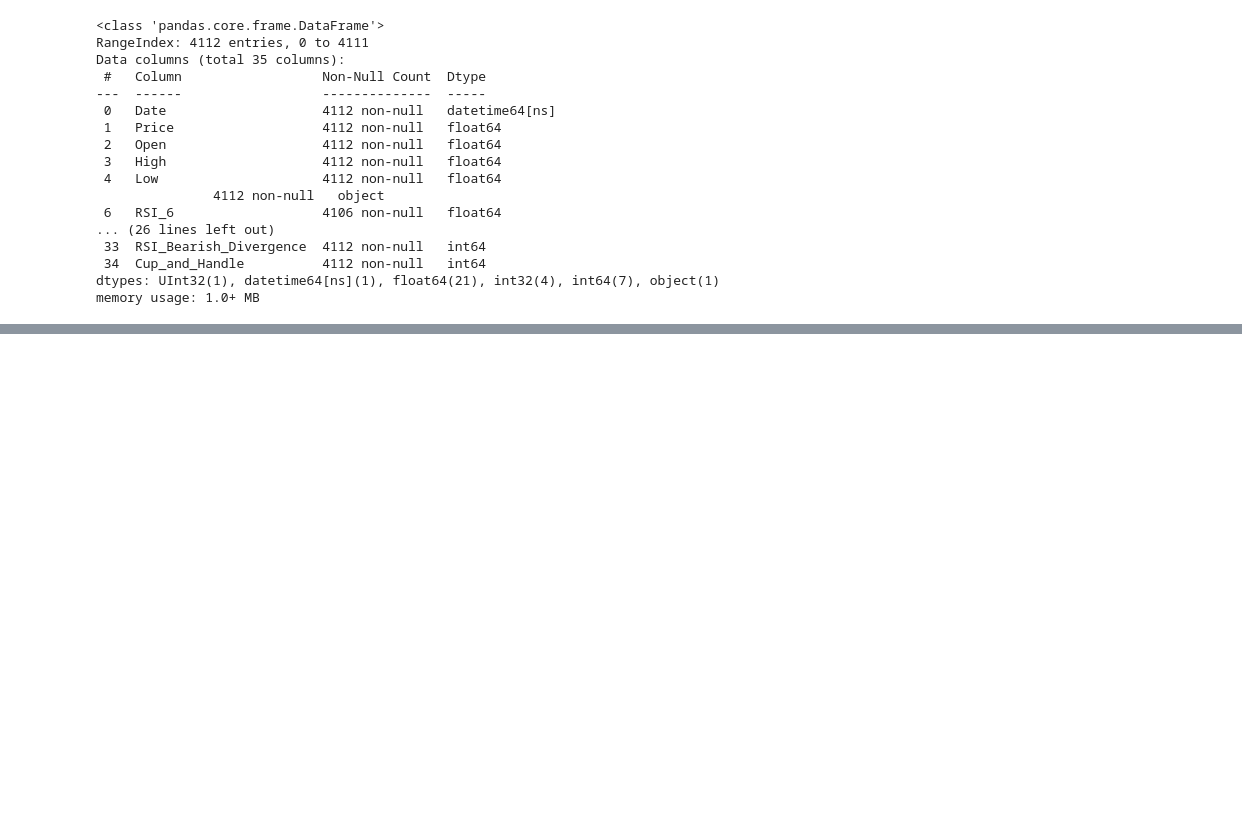
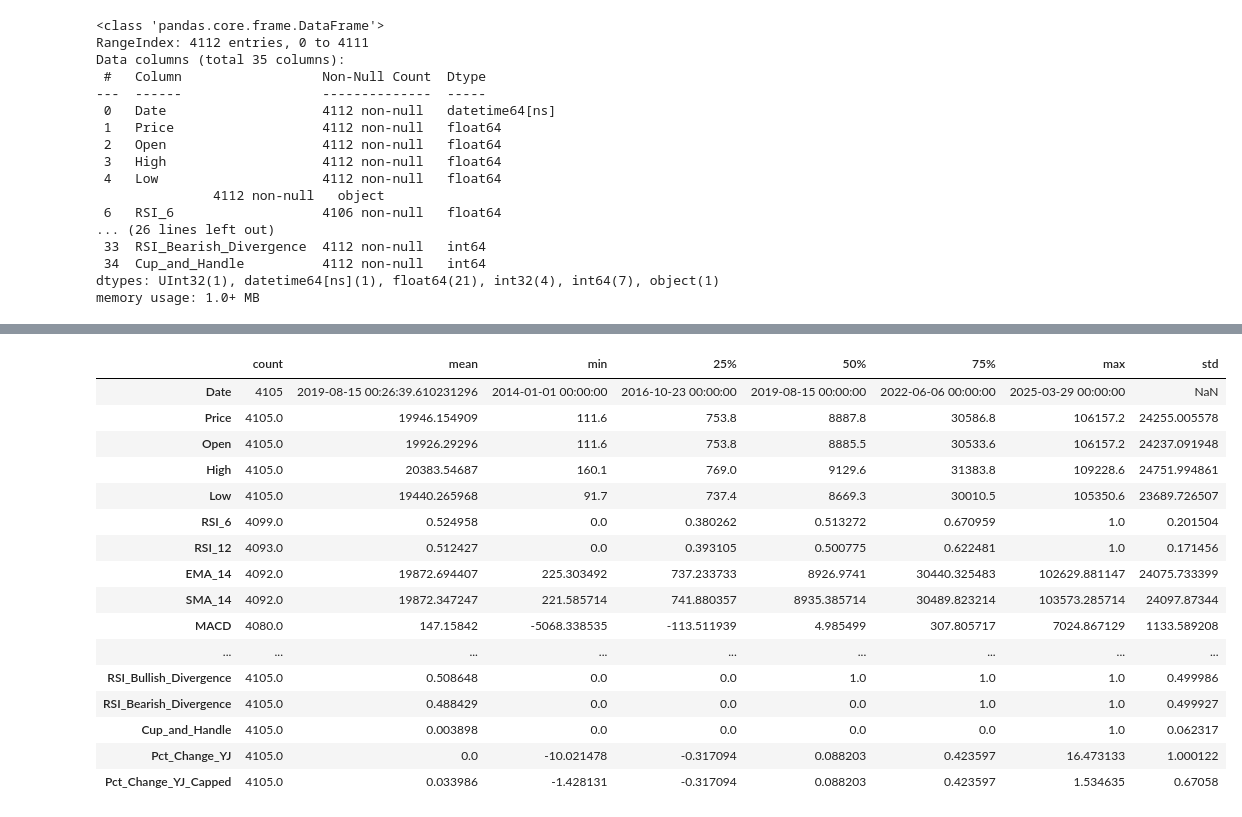
Before and after one commit to ArthurChan-1111/Bitcoin_prediction, a Jupyter notebook: Master_dataset.ipynb, the cells around one changed output, grey strips where cells are left out. Cells and saved outputs as stored; diff of their text form; code cells hidden in the pictures; blank space fills up the shorter version.

```diff
--- a/Master_dataset.ipynb
+++ b/Master_dataset.ipynb
@@ -519,3 +473,27 @@ Shapiro-Wilk Test Statistic: 0.7413, p-value: 0.0000
 Lower Bound for Outliers (Transformed): -1.428131344460079
 Upper Bound for Outliers (Transformed): 1.5346348058134307
 Number of Outliers (Transformed Data): 281
+# %%
+# Normalize the RSI and fear and greed index
+btc_data["RSI_6"] = (btc_data["RSI_6"] - btc_data["RSI_6"].min()) / (btc_data["RSI_6"].max() - btc_data["RSI_6"].min())
+btc_data["RSI_12"] = (btc_data["RSI_12"] - btc_data["RSI_12"].min()) / (btc_data["RSI_12"].max() - btc_data["RSI_12"].min())
+btc_data["Fear_and_Greed_Index"] = (btc_data["Fear_and_Greed_Index"] - btc_data["Fear_and_Greed_Index"].min()) / (btc_data["Fear_and_Greed_Index"].max() - btc_data["Fear_and_Greed_Index"].min())
+btc_data.describe().T
+# %% [output]
+|  | count | mean | min | 25% | 50% | 75% | max | std |
+| Date | 4105 | 2019-08-15 00:26:39.610231296 | 2014-01-01 00:00:00 | 2016-10-23 00:00:00 | 2019-08-15 00:00:00 | 2022-06-06 00:00:00 | 2025-03-29 00:00:00 | NaN |
+| Price | 4105.0 | 19946.154909 | 111.6 | 753.8 | 8887.8 | 30586.8 | 106157.2 | 24255.005578 |
+| Open | 4105.0 | 19926.29296 | 111.6 | 753.8 | 8885.5 | 30533.6 | 106157.2 | 24237.091948 |
+| High | 4105.0 | 20383.54687 | 160.1 | 769.0 | 9129.6 | 31383.8 | 109228.6 | 24751.994861 |
+| Low | 4105.0 | 19440.265968 | 91.7 | 737.4 | 8669.3 | 30010.5 | 105350.6 | 23689.726507 |
+| RSI_6 | 4099.0 | 0.524958 | 0.0 | 0.380262 | 0.513272 | 0.670959 | 1.0 | 0.201504 |
+| RSI_12 | 4093.0 | 0.512427 | 0.0 | 0.393105 | 0.500775 | 0.622481 | 1.0 | 0.171456 |
+| EMA_14 | 4092.0 | 19872.694407 | 225.303492 | 737.233733 | 8926.9741 | 30440.325483 | 102629.881147 | 24075.733399 |
+| SMA_14 | 4092.0 | 19872.347247 | 221.585714 | 741.880357 | 8935.385714 | 30489.823214 | 103573.285714 | 24097.87344 |
+| MACD | 4080.0 | 147.15842 | -5068.338535 | -113.511939 | 4.985499 | 307.805717 | 7024.867129 | 1133.589208 |
+| ... | ... | ... | ... | ... | ... | ... | ... | ... |
+| RSI_Bullish_Divergence | 4105.0 | 0.508648 | 0.0 | 0.0 | 1.0 | 1.0 | 1.0 | 0.499986 |
+| RSI_Bearish_Divergence | 4105.0 | 0.488429 | 0.0 | 0.0 | 0.0 | 1.0 | 1.0 | 0.499927 |
+| Cup_and_Handle | 4105.0 | 0.003898 | 0.0 | 0.0 | 0.0 | 0.0 | 1.0 | 0.062317 |
+| Pct_Change_YJ | 4105.0 | 0.0 | -10.021478 | -0.317094 | 0.088203 | 0.423597 | 16.473133 | 1.000122 |
+| Pct_Change_YJ_Capped | 4105.0 | 0.033986 | -1.428131 | -0.317094 | 0.088203 | 0.423597 | 1.534635 | 0.67058 |
```
Also changed, not shown: parts of 5 cells of this notebook.
